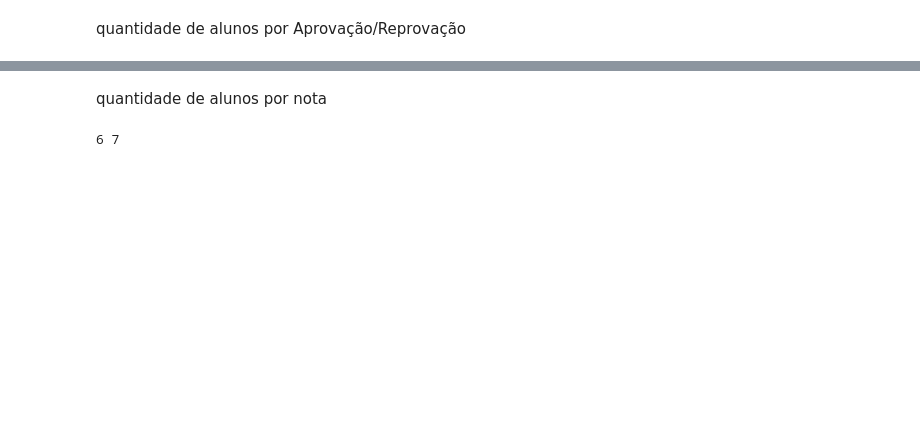
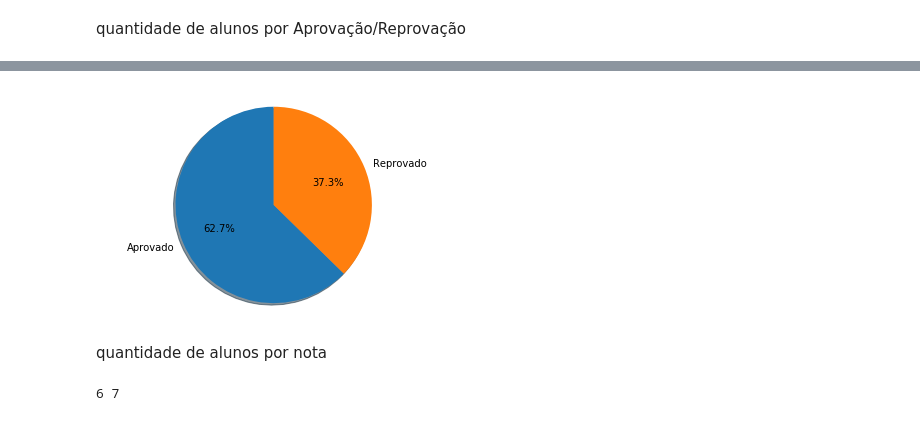
Before and after one commit to luhansen/Estudo_Visualizacao, a Jupyter notebook: Algorimos a serem implementados/Informações Gerais.ipynb, the cells around one changed output, grey strips where cells are left out. Drawn from its saved outputs; the diff is of its cells as text; code cells hidden in the pictures; blank space fills up the shorter version.

```diff
--- a/Algorimos a serem implementados/Informações Gerais.ipynb
+++ b/Algorimos a serem implementados/Informações Gerais.ipynb
@@ -82,0 +85,23 @@ plt.show()
+# %%
+select_query = "select SUM(CASE WHEN num_score > 2 THEN 1 ELSE 0 END) as Passed, SUM(CASE WHEN num_score < 3 THEN 1 ELSE 0 END) as Failed from  student_course_subject as SCS INNER JOIN subjects as S on S.id = SCS.id_subject join (select id_student, min(semester_year) sem from   student_course_subject as SCS inner join subjects as S on S.id = SCS.id_subject   where" + whereClause + " group by id_student ) as T on T.id_student = SCS.id_student where T.sem = SCS.semester_year and" + whereClause
+
+
+cursor.execute(select_query)
+records = pd.DataFrame(cursor.fetchall())
+records.columns = cursor.column_names
+
+
+d = {'Label': ['Aprovado', 'Reprovado'], 'Value': [records['Passed'], records['Failed']]}
+df = pd.DataFrame(data=d)
+
+labels = df['Label']
+sizes = df['Value']
+
+fig1, ax1 = plt.subplots()
+ax1.pie(sizes, labels=labels, autopct='%1.1f%%',
+        shadow=True, startangle=90)
+ax1.axis('equal')  # Equal aspect ratio ensures that pie is drawn as a circle.
+
+plt.show()
+# %% [output]
+[figure, added]
```
Also changed, not shown: parts of 10 cells of this notebook, 4 other files.
